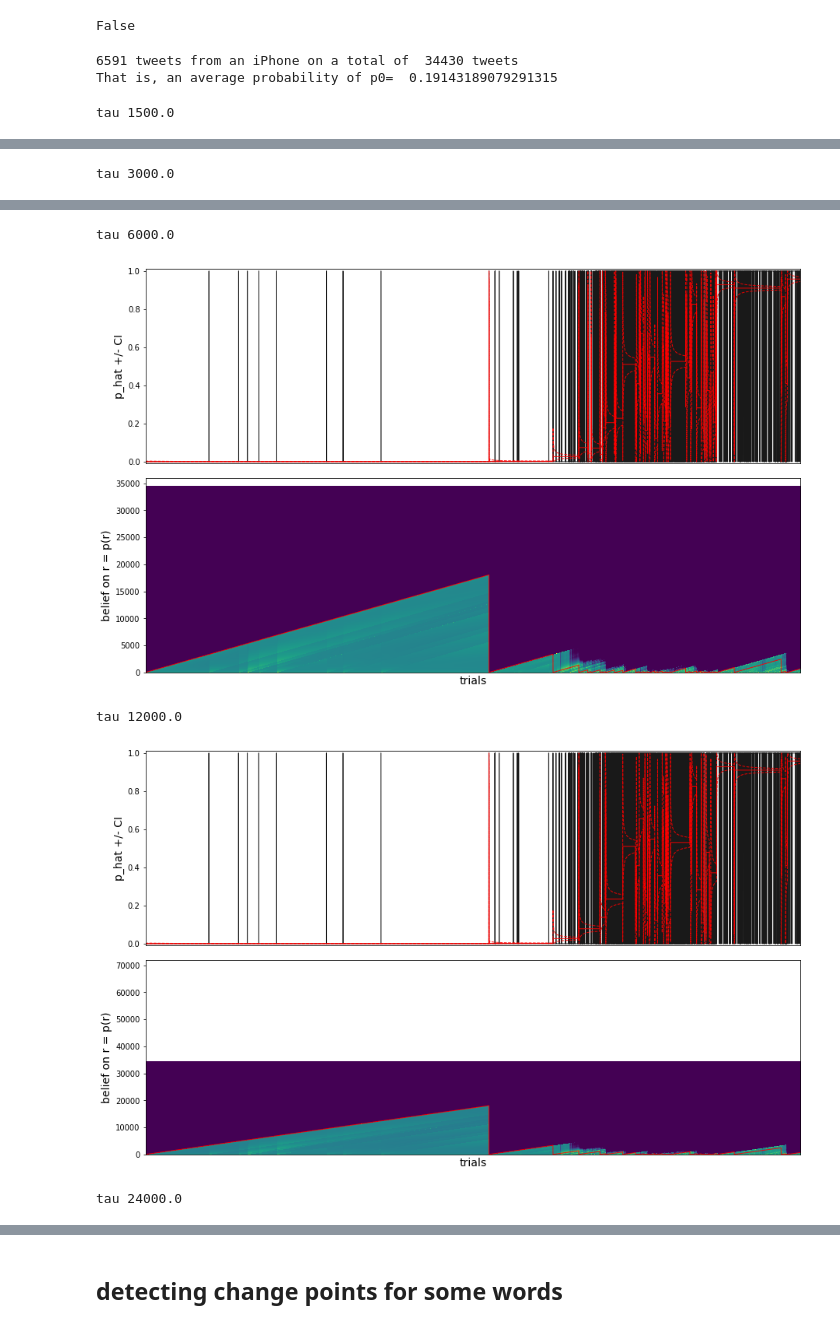
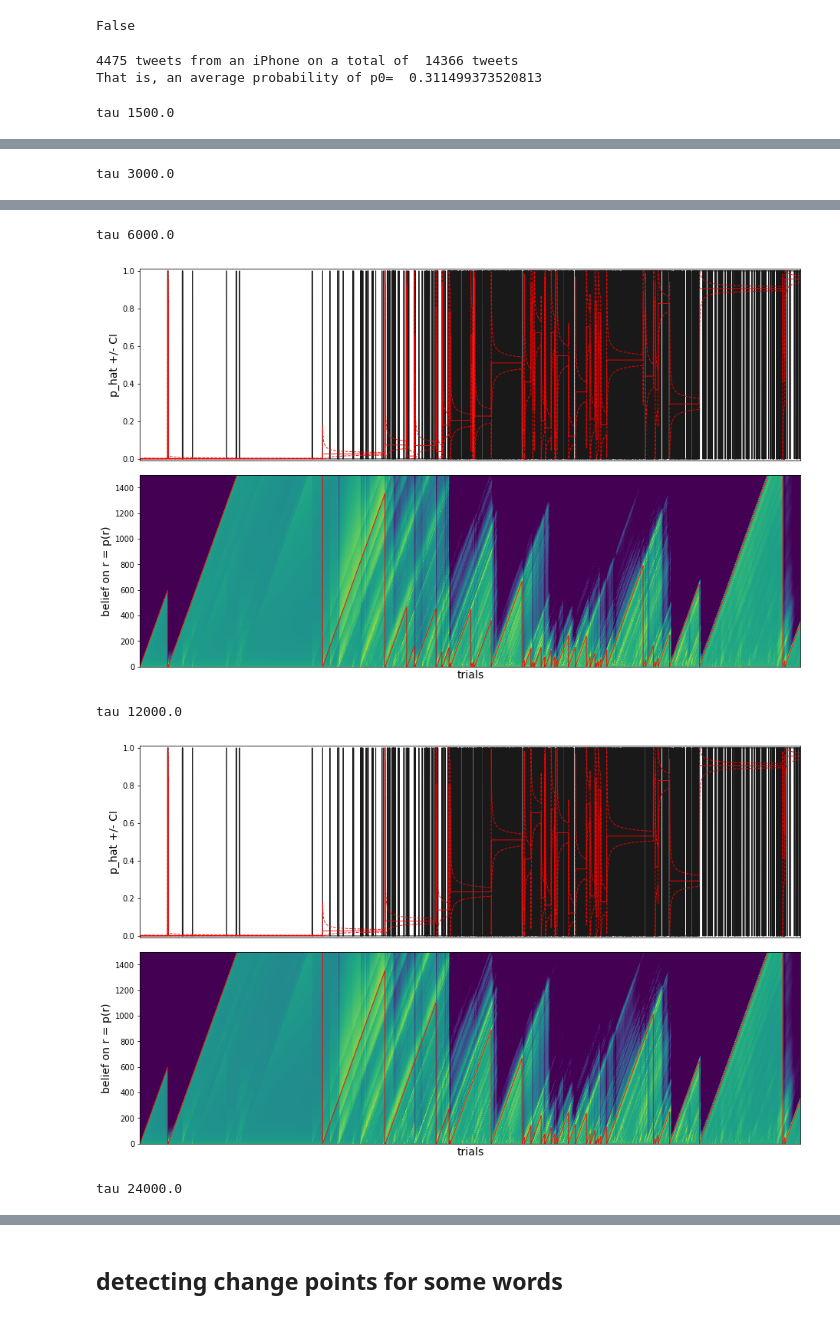
Before and after one commit to laurentperrinet/bayesianchangepoint, a Jupyter notebook: notebooks/D_test_experimental_data-tweets.ipynb, the cells around one changed output, grey strips where cells are left out. Drawn from its saved outputs; the diff is of its cells as text; code cells hidden in the pictures.

```diff
--- a/notebooks/D_test_experimental_data-tweets.ipynb
+++ b/notebooks/D_test_experimental_data-tweets.ipynb
@@ -21,26 +21,28 @@ from io import BytesIO
 from zipfile import ZipFile
 import urllib.request
 import json
+years = [8] #[2, 3, 4, 5, 6, 7]
+years = [6, 7]
+years = [2, 3, 4, 5, 6, 7, 8]
+years = [7, 8]
+years = [5, 6, 7]#, 8]
+suffix = ''
+for year in years: suffix += str(year)
 
-datafile = 'trumpets.json'
-datafile = '/tmp/trumpets.json'
+datafile = '/tmp/trumpets' + suffix +  '.json'
 
 try:
     with open(datafile, 'r') as f:
         data = json.load(f)
 except:
-    years = [8] #[2, 3, 4, 5, 6, 7]
-    years = [6, 7]
-    years = [5, 6, 7]#, 8]
-    years = [2, 3, 4, 5, 6, 7, 8]
 
     data = []
     arctype = 'condensed'
     arctype = 'master'
     for year in years:
-        url = urllib.request.urlopen("https://github.com/bpb27/trump_tweet_data_archive/blob/master/{arctype}_201{Y}.json.zip?raw=true".format(arctype=arctype, Y=str(year)))
+        url = f"https://github.com/bpb27/trump_tweet_data_archive/blob/master/{arctype}_201{year}.json.zip?raw=true"
         print('Downloading ', url, '...')
-        with ZipFile(BytesIO(url.read())) as my_zip_file:
+        with ZipFile(BytesIO(urllib.request.urlopen(url).read())) as my_zip_file:
             for contained_file in my_zip_file.namelist():
                 with my_zip_file.open(contained_file) as f:
                     #data.extend(json.load(f))
@@ -221,8 +217,8 @@ print(sum(data_mobileos), 'tweets from an iPhone on a total of ', n_tweets, 'twe
 p0 = sum(data_mobileos) / n_tweets
 print('That is, an average probability of p0= ', p0)
 # %% [output]
-6591 tweets from an iPhone on a total of  34430 tweets
-That is, an average probability of p0=  0.19143189079291315
+4475 tweets from an iPhone on a total of  14366 tweets
+That is, an average probability of p0=  0.311499373520813
 # %%
 p0 = .5
 for h in [1/1500/(2**k) for k in range(5)]:
@@ -231,12 +227,14 @@ for h in [1/1500/(2**k) for k in range(5)]:
 
     p_bar, r, beliefs = bcp.inference(data_mobileos[ind_tweets], h=h, p0=p0)
 
-    fig, axs = bcp.plot_inference(data_mobileos[ind_tweets], None, p_bar, r, beliefs, mode='hindsight', max_run_length=max_run_length)
+    fig, axs = bcp.plot_inference(data_mobileos[ind_tweets], None, p_bar, r, beliefs,
+                                  mode='hindsight', N_ticks=0, max_run_length=1500)#max_run_length)
     ax = axs[-1]
     ax.xaxis.set_major_locator(years)
     ax.xaxis.set_major_formatter(yearsFmt)
     ax.xaxis.set_minor_locator(months)
     ax.format_xdata = mdates.DateFormatter('%Y-%m-%d')
+
     plt.show()
 # %% [output]
 tau 1500.0
@@ -246,5 +244,5 @@ tau 3000.0
 tau 6000.0
-[figure, old version]
+[figure, new version]
 tau 12000.0
-[figure, old version]
+[figure, new version]
 tau 24000.0
```
Also changed, not shown: parts of 22 cells of this notebook, 3 other files.
